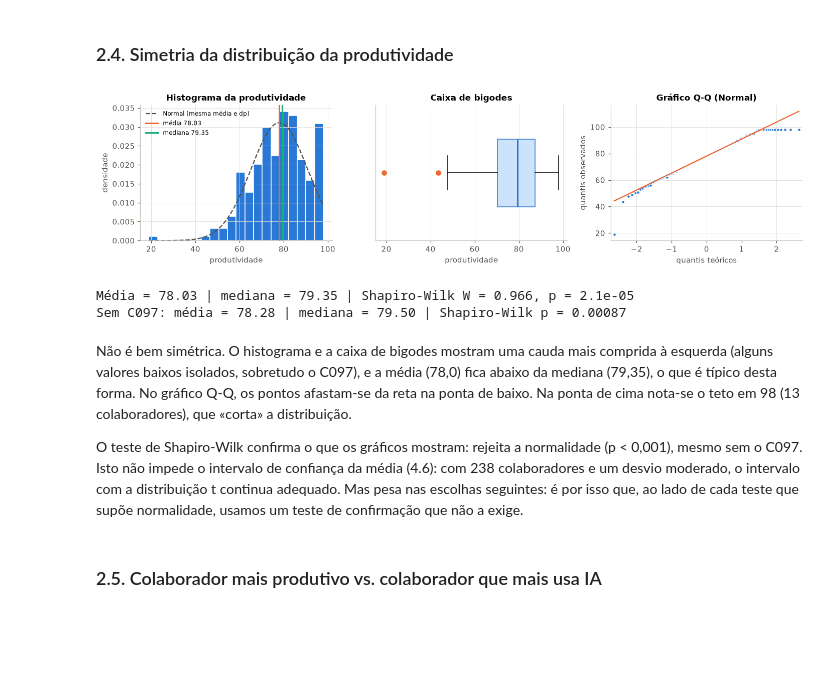
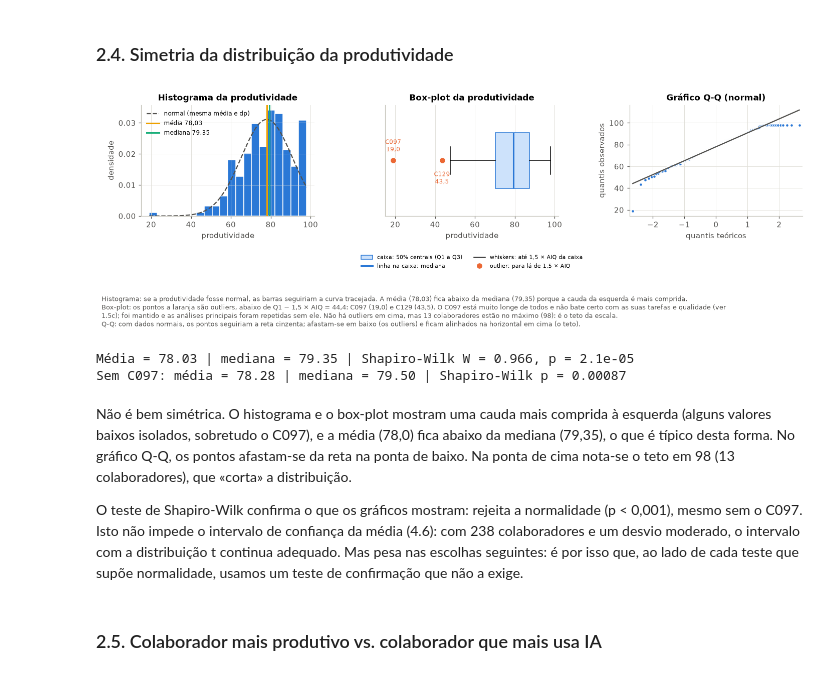
Before and after one commit to gcoutinho-ipca/tp1-mepa-ia-produtividade, a Jupyter notebook: TP1_MEPA_IA_Produtividade.ipynb, the cells around one changed output. Drawn from its saved outputs; the diff is of its cells as text; code cells hidden in the pictures; blank space fills up the shorter version.

```diff
--- a/TP1_MEPA_IA_Produtividade.ipynb
+++ b/TP1_MEPA_IA_Produtividade.ipynb
@@ -604,36 +678,54 @@ O departamento com maior produtividade média é **Operações (79,2)**, seguido
 # %%
 # ────────────────────────────────────────────────────────────────────────────────────────
 # BLOCO 2.4 · Simetria da produtividade
-# O quê: histograma com a curva normal de referência, caixa de bigodes e gráfico Q-Q (Figura 2);
+# O quê: histograma com a curva normal de referência, box-plot e gráfico Q-Q (Figura 2);
 # depois o teste de Shapiro-Wilk, com e sem C097.
 # Porquê três gráficos: cada um mostra uma coisa (a forma, os valores afastados, a distância à normal).
 # Leitura: cauda mais comprida à esquerda e teto em 98; a distribuição não é simétrica nem normal.
 # ────────────────────────────────────────────────────────────────────────────────────────
-fig, ax = plt.subplots(1, 3, figsize=(13, 3.4))
+fora, lim_inf, lim_sup = outliers_aiq(p)
+ids_fora = df.loc[fora.index, "id_colaborador"]
+n_teto = int((p == p.max()).sum())
+fig, ax = plt.subplots(1, 3, figsize=(13, 3.8))
 ax[0].hist(p, bins=20, color=AZUL, edgecolor="white", density=True)
 x = np.linspace(p.min(), p.max(), 200)
-ax[0].plot(x, st.norm.pdf(x, p.mean(), p.std()), color=CINZA_TXT, lw=1.5, ls="--", label="Normal (mesma média e dp)")
-ax[0].axvline(p.mean(), color=LARANJA, lw=2, label=f"média {p.mean():.2f}")
-ax[0].axvline(p.median(), color=AQUA, lw=2, label=f"mediana {p.median():.2f}")
-ax[0].legend(fontsize=8, frameon=False); ax[0].set(title="Histograma da produtividade", xlabel="produtividade", ylabel="densidade")
+ax[0].plot(x, st.norm.pdf(x, p.mean(), p.std()), color=CINZA_TXT, lw=1.5, ls="--", label="normal (mesma média e dp)")
+ax[0].axvline(p.mean(), color=AMARELO, lw=2, label=f"média {fpt(p.mean(), 2)}")
+ax[0].axvline(p.median(), color=AQUA, lw=2, label=f"mediana {fpt(p.median(), 2)}")
+ax[0].legend(fontsize=8, frameon=False, loc="upper left")
+ax[0].set(title="Histograma da produtividade", xlabel="produtividade", ylabel="densidade")
 ax[1].boxplot(p, vert=False, widths=.5, patch_artist=True,
               boxprops=dict(facecolor="#cde2fb", color=AZUL), medianprops=dict(color=AZUL, lw=2),
               flierprops=dict(marker="o", markerfacecolor=LARANJA, markeredgecolor="white", markersize=8))
-ax[1].set(title="Caixa de bigodes", xlabel="produtividade", yticks=[])
-qq(p, ax[2], "Gráfico Q-Q (Normal)")
-plt.tight_layout(); guardar(fig, "fig_2_4_produtividade"); plt.show()
+for k, (i, v) in enumerate(fora.sort_values().items()):
+    ax[1].annotate(f"{ids_fora[i]}\n{fpt(v)}", (v, 1), xytext=(0, 12 if k % 2 == 0 else -30),
+                   textcoords="offset points", ha="center", fontsize=8, color=LARANJA)
+ax[1].set(title="Box-plot da produtividade", xlabel="produtividade", yticks=[])
+legenda_boxplot(ax[1])
+qq(p, ax[2], "Gráfico Q-Q (normal)")
+plt.tight_layout()
+lista = " e ".join(f"{ids_fora[i]} ({fpt(v)})" for i, v in fora.sort_values().items())
+nota(fig, f"Histograma: se a produtividade fosse normal, as barras seguiriam a curva tracejada. A média ({fpt(p.mean(), 2)}) "
+          f"fica abaixo da mediana ({fpt(p.median(), 2)}) porque a cauda da esquerda é mais comprida.\n"
+          f"Box-plot: os pontos a laranja são outliers, abaixo de Q1 − 1,5 × AIQ = {fpt(lim_inf)}: {lista}. O C097 está muito "
+          f"longe de todos e não bate certo com as suas tarefas e qualidade (ver 1.5c); foi mantido e as análises principais "
+          f"foram repetidas sem ele. Não há outliers em cima, mas {n_teto} colaboradores estão no máximo ({p.max():.0f}): "
+          f"é o teto da escala.\n"
+          f"Q-Q: com dados normais, os pontos seguiriam a reta cinzenta; afastam-se em baixo (os outliers) e ficam "
+          f"alinhados na horizontal em cima (o teto).")
+guardar(fig, "fig_2_4_produtividade"); plt.show()
 
 # Shapiro-Wilk: H0 = a produtividade segue uma distribuição normal
 sw = st.shapiro(p)
 print(f"Média = {p.mean():.2f} | mediana = {p.median():.2f} | Shapiro-Wilk W = {sw.statistic:.3f}, p = {sw.pvalue:.2g}")
 p_sem = p[df.loc[p.index, "id_colaborador"] != "C097"]
 print(f"Sem C097: média = {p_sem.mean():.2f} | mediana = {p_sem.median():.2f} | Shapiro-Wilk p = {st.shapiro(p_sem).pvalue:.2g}")
 # %% [output]
-[figure, old version]
+[figure, new version]
 Média = 78.03 | mediana = 79.35 | Shapiro-Wilk W = 0.966, p = 2.1e-05
 Sem C097: média = 78.28 | mediana = 79.50 | Shapiro-Wilk p = 0.00087
 # %% [markdown]
-Não é bem simétrica. O histograma e a caixa de bigodes mostram uma cauda mais comprida à esquerda (alguns valores baixos isolados, sobretudo o C097), e a média (78,0) fica abaixo da mediana (79,35), o que é típico desta forma. No gráfico Q-Q, os pontos afastam-se da reta na ponta de baixo. Na ponta de cima nota-se o teto em 98 (13 colaboradores), que «corta» a distribuição.
+Não é bem simétrica. O histograma e o box-plot mostram uma cauda mais comprida à esquerda (alguns valores baixos isolados, sobretudo o C097), e a média (78,0) fica abaixo da mediana (79,35), o que é típico desta forma. No gráfico Q-Q, os pontos afastam-se da reta na ponta de baixo. Na ponta de cima nota-se o teto em 98 (13 colaboradores), que «corta» a distribuição.
 
 O teste de Shapiro-Wilk confirma o que os gráficos mostram: rejeita a normalidade (p < 0,001), mesmo sem o C097. Isto não impede o intervalo de confiança da média (4.6): com 238 colaboradores e um desvio moderado, o intervalo com a distribuição t continua adequado. Mas pesa nas escolhas seguintes: é por isso que, ao lado de cada teste que supõe normalidade, usamos um teste de confirmação que não a exige.
 # %% [markdown]
```
Also changed, not shown: parts of 11 cells of this notebook, 7 other files.
